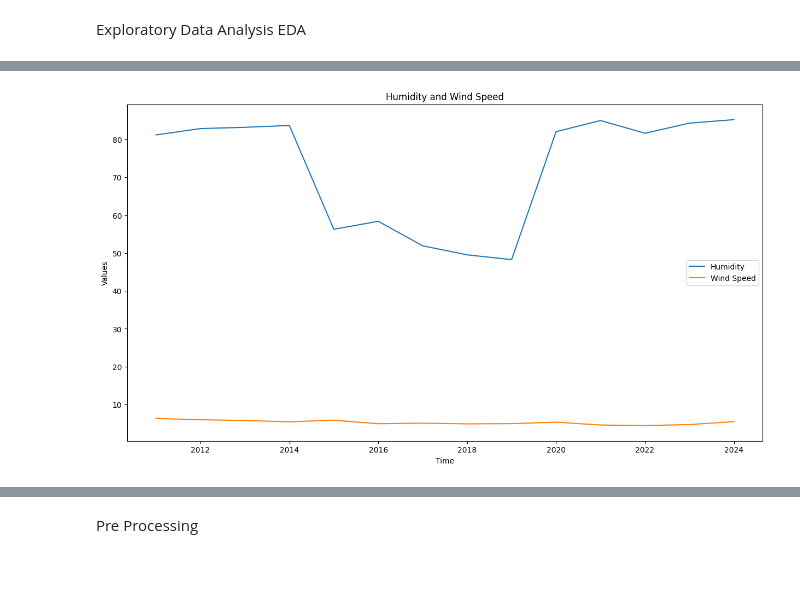
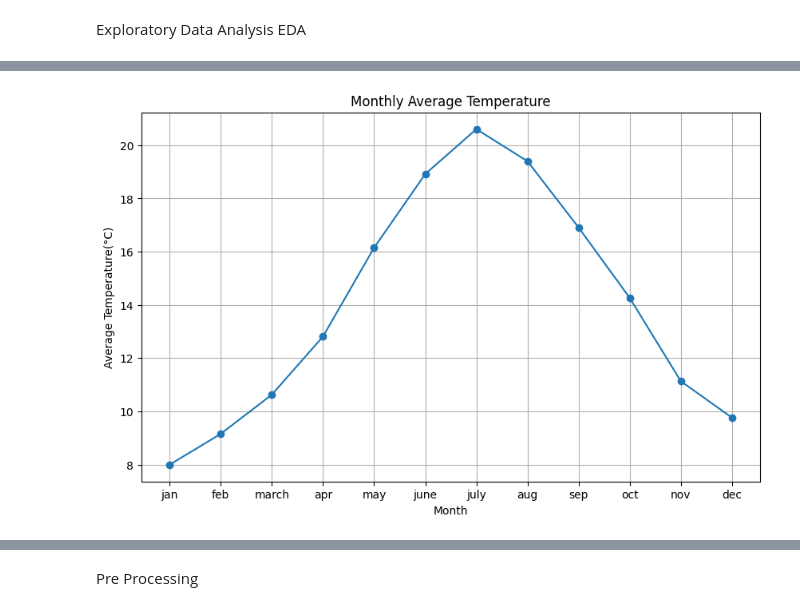
Before and after one commit to Anushareddy1203/final-code, a Jupyter notebook: Finalcode13.ipynb, the cells around one changed output, grey strips where cells are left out. Saved outputs shown, nothing was run; the diff lists cells and outputs as text; code cells hidden in the pictures; blank space fills up the shorter version.

```diff
--- a/Finalcode13.ipynb
+++ b/Finalcode13.ipynb
@@ -332,11 +133,12 @@ plt.show()
-# %%
-plt.figure(figsize=(15, 8))
-plt.plot(avg_Humidity_by_year['year'], avg_Humidity_by_year['Humidity'], label='Humidity')
-plt.plot(avg_windspeed_by_year['year'], avg_windspeed_by_year['Wind Spd'], label='Wind Speed')
-plt.xlabel('Time')
-plt.ylabel('Values')
-plt.title('Humidity and Wind Speed')
-plt.legend()
-plt.show()
-# %% [output]
-[figure, removed]
+# %%
+monthly_temp= daily_df.groupby('month')['Temp'].mean()
+plt.figure(figsize=(10, 6))
+plt.plot(monthly_temp.index, monthly_temp.values, marker='o', linestyle='-')
+plt.xlabel('Month')
+plt.ylabel('Average Temperature(°C)')
+plt.xticks(range(1,13),['jan','feb','march','apr','may','june','july','aug','sep','oct','nov','dec'])
+plt.title('Monthly Average Temperature')
+plt.grid(True)
+plt.show()
+# %% [output]
+[figure, added]
```
Also changed, not shown: parts of 59 cells of this notebook.
